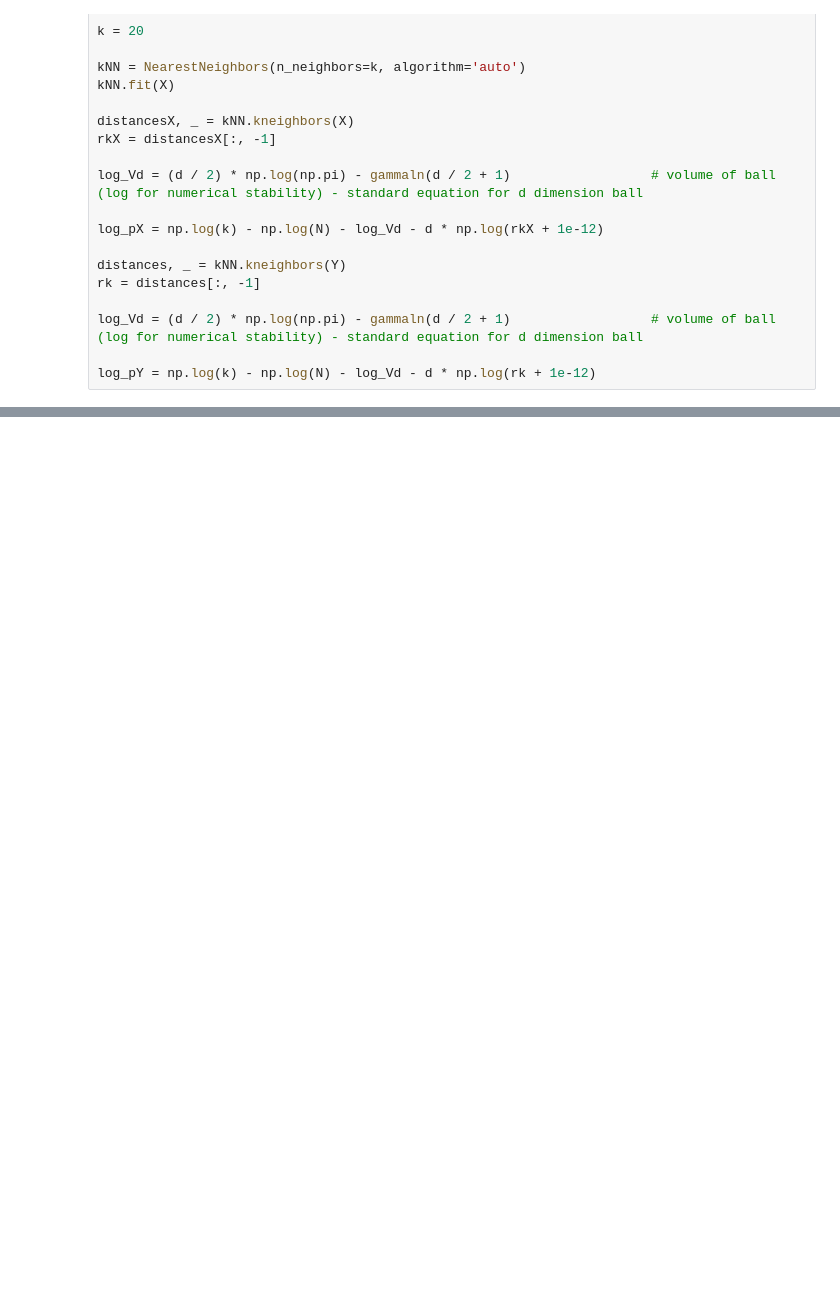
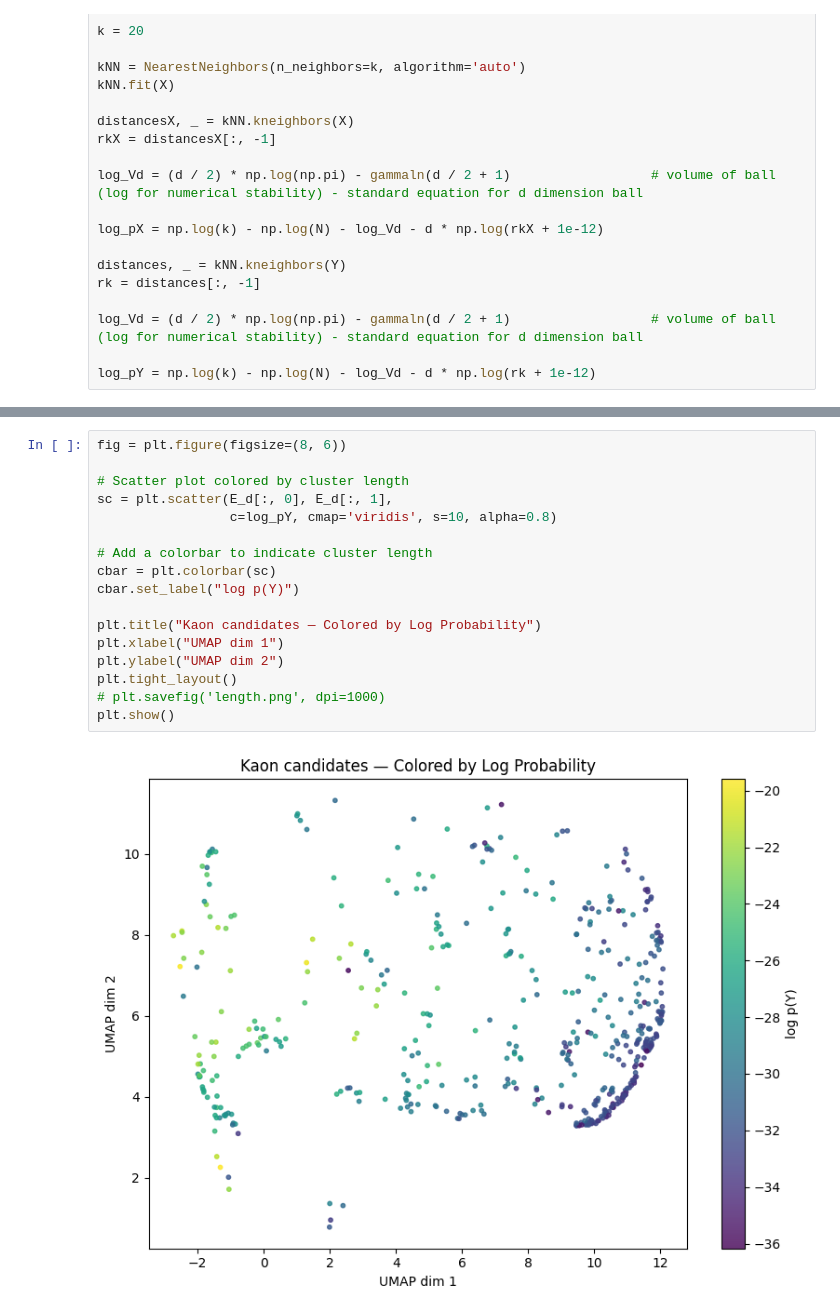
Before and after one commit to mohummudh/proton-deuteron, a Jupyter notebook: kaons/protons-kaons.ipynb, the cells around one changed output, grey strips where cells are left out. Saved outputs shown, nothing was run; the diff lists cells and outputs as text; blank space fills up the shorter version.

```diff
--- a/kaons/protons-kaons.ipynb
+++ b/kaons/protons-kaons.ipynb
@@ -1103,0 +1102,19 @@ plt.show()
+# %%
+fig = plt.figure(figsize=(8, 6))
+
+# Scatter plot colored by cluster length
+sc = plt.scatter(E_d[:, 0], E_d[:, 1],
+                 c=log_pY, cmap='viridis', s=10, alpha=0.8)
+
+# Add a colorbar to indicate cluster length
+cbar = plt.colorbar(sc)
+cbar.set_label("log p(Y)")
+
+plt.title("Kaon candidates — Colored by Log Probability")
+plt.xlabel("UMAP dim 1")
+plt.ylabel("UMAP dim 2")
+plt.tight_layout()
+# plt.savefig('length.png', dpi=1000)
+plt.show()
+# %% [output]
+[figure, added]
```
Also changed, not shown: parts of 23 cells of this notebook.
